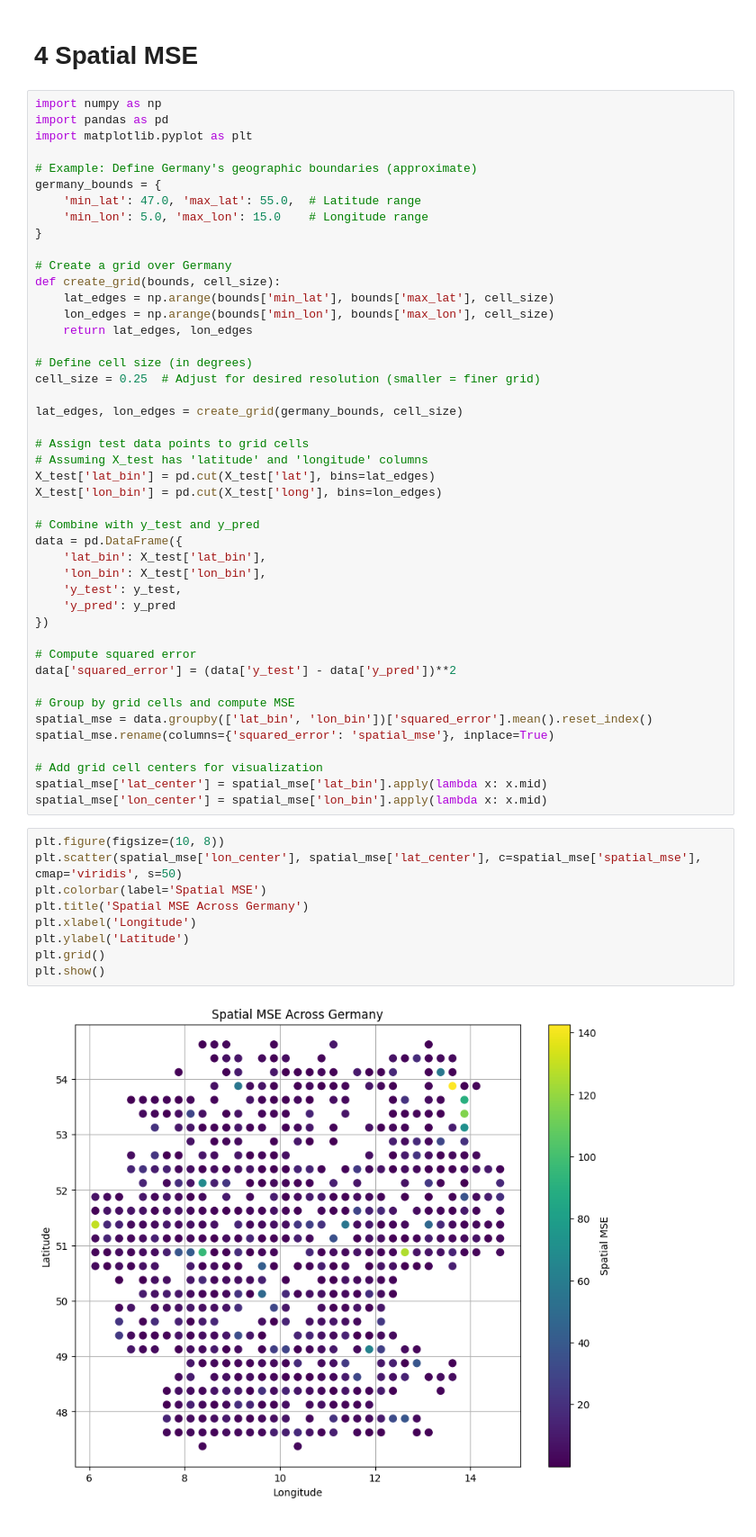
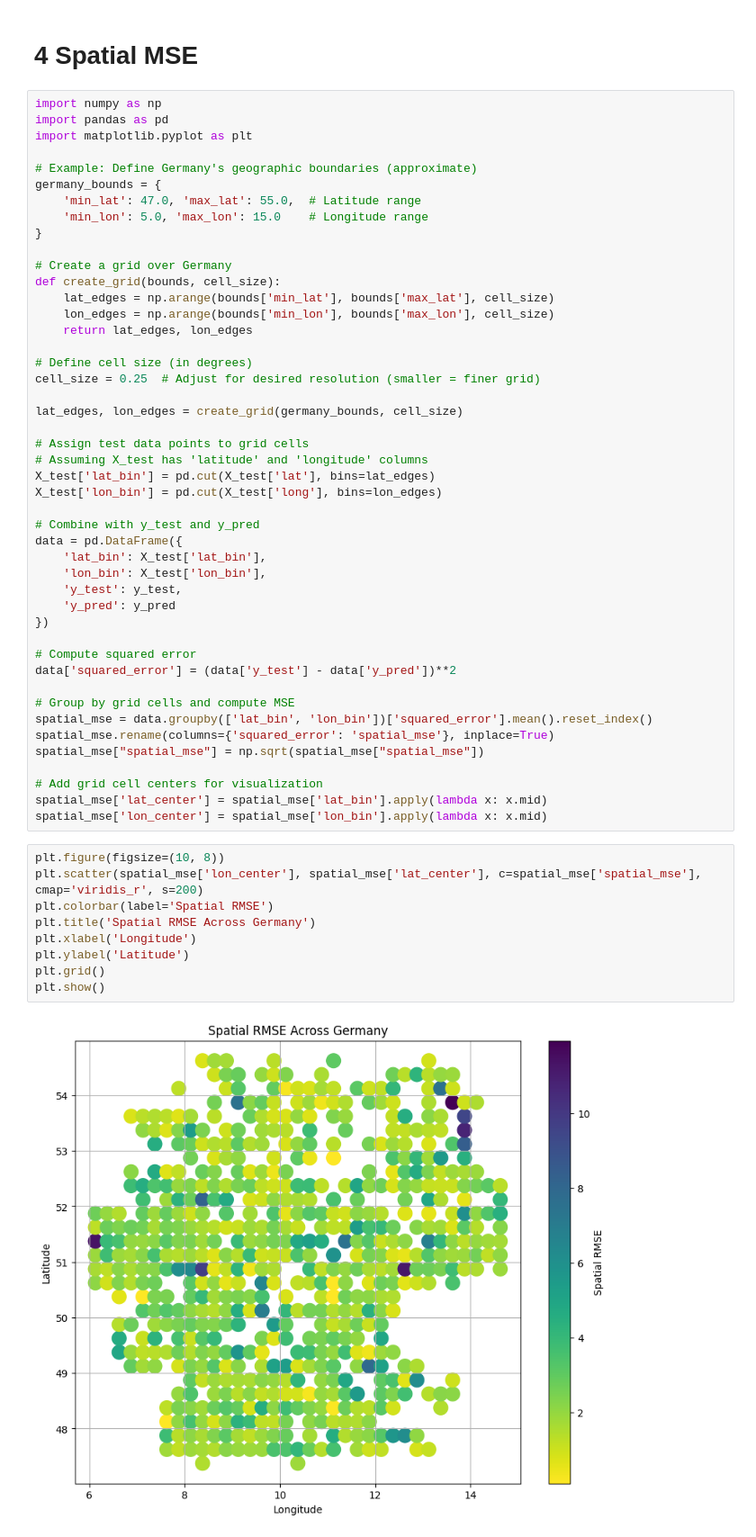
Before and after one commit to Tu2-prog/DM-Project, a Jupyter notebook: jupiter_notebooks/linear_regression.ipynb, the cells around one changed output. Shown at 90% size. Cells and saved outputs as stored; diff of their text form.

```diff
--- a/jupiter_notebooks/linear_regression.ipynb
+++ b/jupiter_notebooks/linear_regression.ipynb
@@ -202,21 +222,22 @@ data['squared_error'] = (data['y_test'] - data['y_pred'])**2
 # Group by grid cells and compute MSE
 spatial_mse = data.groupby(['lat_bin', 'lon_bin'])['squared_error'].mean().reset_index()
 spatial_mse.rename(columns={'squared_error': 'spatial_mse'}, inplace=True)
+spatial_mse["spatial_mse"] = np.sqrt(spatial_mse["spatial_mse"])
 
 # Add grid cell centers for visualization
 spatial_mse['lat_center'] = spatial_mse['lat_bin'].apply(lambda x: x.mid)
 spatial_mse['lon_center'] = spatial_mse['lon_bin'].apply(lambda x: x.mid)
 # %%
 plt.figure(figsize=(10, 8))
-plt.scatter(spatial_mse['lon_center'], spatial_mse['lat_center'], c=spatial_mse['spatial_mse'], cmap='viridis', s=50)
-plt.colorbar(label='Spatial MSE')
-plt.title('Spatial MSE Across Germany')
+plt.scatter(spatial_mse['lon_center'], spatial_mse['lat_center'], c=spatial_mse['spatial_mse'], cmap='viridis_r', s=200)
+plt.colorbar(label='Spatial RMSE')
+plt.title('Spatial RMSE Across Germany')
 plt.xlabel('Longitude')
 plt.ylabel('Latitude')
 plt.grid()
 plt.show()
 # %% [output]
-[figure, old version]
+[figure, new version]
 # %%
 overall_spatial_mse = spatial_mse['spatial_mse'].mean()
 overall_spatial_mse
```
Also changed, not shown: parts of 8 cells of this notebook, 16 other files.
